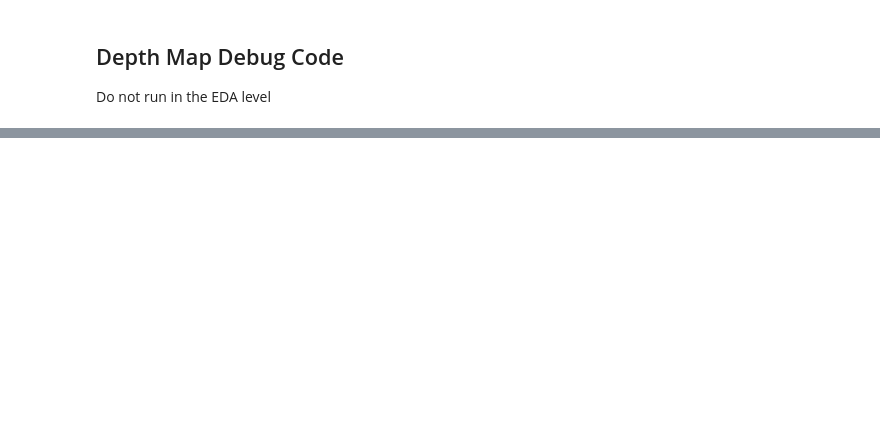
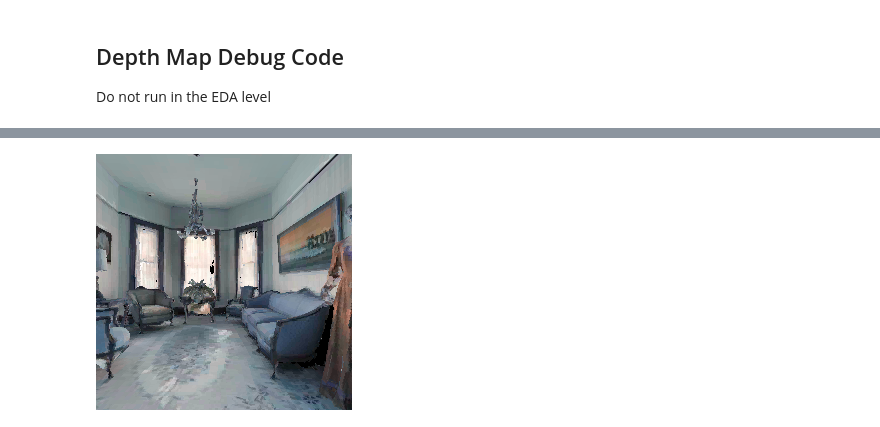
Before and after one commit to kimh060612/MultiON-VAE, a Jupyter notebook: encoding_layer/MapEDA.ipynb, the cells around one changed output, grey strips where cells are left out. Saved outputs shown, nothing was run; the diff lists cells and outputs as text; code cells hidden in the pictures; blank space fills up the shorter version.

```diff
--- a/encoding_layer/MapEDA.ipynb
+++ b/encoding_layer/MapEDA.ipynb
@@ -145,3 +197,16 @@ np_ego_sample.max()
 ## Depth Map Debug Code
 
 Do not run in the EDA level
+# %%
+from PIL import Image
+from IPython.display import display
+import cv2
+
+def visualize_rgb(map_path, title=""):
+    map_sample = np.load(map_path)
+    # print(map_sample.shape, map_sample[120:130, 120:130, :])
+    image = cv2.cvtColor(map_sample, cv2.COLOR_BGR2RGB)
+    display(Image.fromarray(image.astype(np.uint8)))
+
+def visualize_map_np(np_map: np.ndarray):
+    display(Image.fromarray(np_map.astype(np.uint8)))
@@ -148,3 +500,5 @@ Do not run in the EDA level
 # %%
-depth_data_list = glob(f"{DATA_PATH}/depth_*.npy")
+episode = 15
+depth_data_list = sorted(glob(f"{DATA_PATH}/depth_*_#eid{episode}.npy"))
+rgb_data_list = sorted(glob(f"{DATA_PATH}/rgb_*_#eid{episode}.npy"))
 # %%
@@ -167,0 +532,5 @@ visualize_map(depth_data_list[idx])
+# %%
+idx = 10
+visualize_rgb(rgb_data_list[idx])
+# %% [output]
+[figure, added]
```
Also changed, not shown: parts of 60 cells of this notebook, 18 other files.
